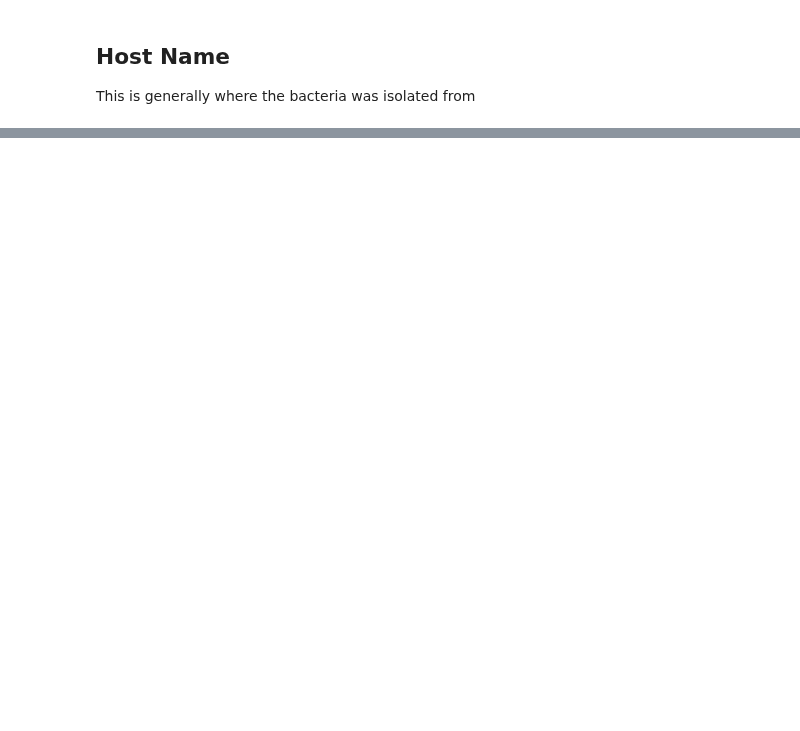
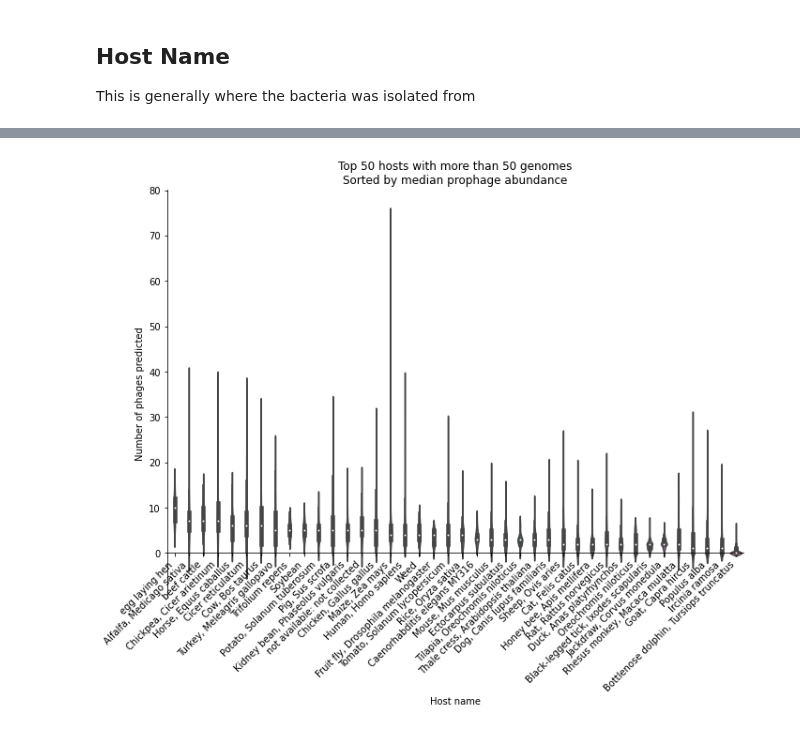
Before and after one commit to linsalrob/PhispyAnalysis, a Jupyter notebook: DataAnalysis/RAST sources.ipynb, the cells around one changed output, grey strips where cells are left out. Saved outputs shown, nothing was run; the diff lists cells and outputs as text; code cells hidden in the pictures; blank space fills up the shorter version.

```diff
--- a/DataAnalysis/RAST sources.ipynb
+++ b/DataAnalysis/RAST sources.ipynb
@@ -42,6 +44,10 @@ def printmd(string, color="black"):
+# %%
+use_small_data = True
 # %%
-#phagesdf = pd.read_csv("../small_data/phages_per_genome.tsv.gz", compression='gzip', header=0, delimiter="\t")
-phagesdf = pd.read_csv("../data/phages_per_genome.tsv.gz", compression='gzip', header=0, delimiter="\t")
+if use_small_data:
+    phagesdf = pd.read_csv("../small_data/phages_per_genome.tsv.gz", compression='gzip', header=0, delimiter="\t")
+else:
+    phagesdf = pd.read_csv("../data/phages_per_genome.tsv.gz", compression='gzip', header=0, delimiter="\t")
 githash = subprocess.check_output(["git", "describe", "--always"]).strip().decode()
 print(f"Please note that this was run with git commit {githash} that has {phagesdf.shape[0]:,} genomes parsed and {phagesdf['Total Predicted Prophages'].sum():,} total prophages")
 # %% [output]
@@ -224,7 +230,8 @@ The metadata is from PATRIC. The phage data is from us.
 
 **NOTE:** Some of the PATRIC data refers to specific chromosomes/fragments in the GenBank file (e.g. plasmid, chromosome), but that may not equate to our predictions, because we have used the whole GenBank file. The PATRIC metadata is redundant for many fields, and so we just keep the first entry for each NCBI Assembly.
 # %%
-# the full data set. Don't try this at home!
-# metadf = pd.read_csv("../small_data/patric_genome_metadata.tsv.gz", compression='gzip', header=0, delimiter="\t")
-metadf = pd.read_csv("../data/patric_genome_metadata.tsv.gz", compression='gzip', header=0, delimiter="\t")
+if use_small_data:
+    metadf = pd.read_csv("../small_data/patric_genome_metadata.tsv.gz", compression='gzip', header=0, delimiter="\t")
+else:
+    metadf = pd.read_csv("../data/patric_genome_metadata.tsv.gz", compression='gzip', header=0, delimiter="\t")
 metadf['isolation_date'] = metadf.collection_date.apply(convert_date)
@@ -245,4 +247,4 @@ metadf = metadf.groupby('assembly_accession').first().reset_index()
 These are specific things in the data that we need to clean/replace. Add things here as you find them!
 # %%
 metadf['isolation_country'] = metadf['isolation_country'].replace('USA', 'United States')
-metadf['isolation_country'] = metadf['isolation_country'].replace('Ecully', 'France')
+metadf['isolation_country'] = metadf['isolation_country'].replace('Ecully', 'France')`
@@ -645,0 +761,21 @@ pd.unique(phagemeta[phagemeta['host_name'].notnull()]['host_name'])
+# %%
+topnc = 50
+hostn = 50
+tmpc = pd.DataFrame(phagemeta.groupby('host_name').count()['assembly_accession'] > hostn)
+tmp = phagemeta[phagemeta['host_name'].isin(tmpc[tmpc['assembly_accession']].index)]
+
+fig, ax = plt.subplots(nrows=1, ncols=1, figsize=(11, 8))
+sortedorder = tmp.groupby('host_name')["Kept"].median().sort_values(ascending=False).index[0:topnc]
+ax = sns.violinplot(x='host_name', y='Kept', data=tmp, ax=ax, order=sortedorder)
+ax.set_ylabel("Number of phages predicted")
+ax.set_xlabel("Host name")
+#ax.axhline(y=0, color='k')
+ax.spines['bottom'].set_position('zero')
+ax.spines['top'].set_color('none')
+ax.spines['right'].set_color('none')
+ax.set_title(f'Top {topnc} hosts with more than {hostn} genomes\nSorted by median prophage abundance')
+plt.xticks(rotation=45,  horizontalalignment='right')
+
+fig.savefig(f"images/phages_vs_host_{topnc}_genomes_{genomen}_phages_median.svg")
+# %% [output]
+[figure, added]
```
Also changed, not shown: parts of 24 cells of this notebook.
